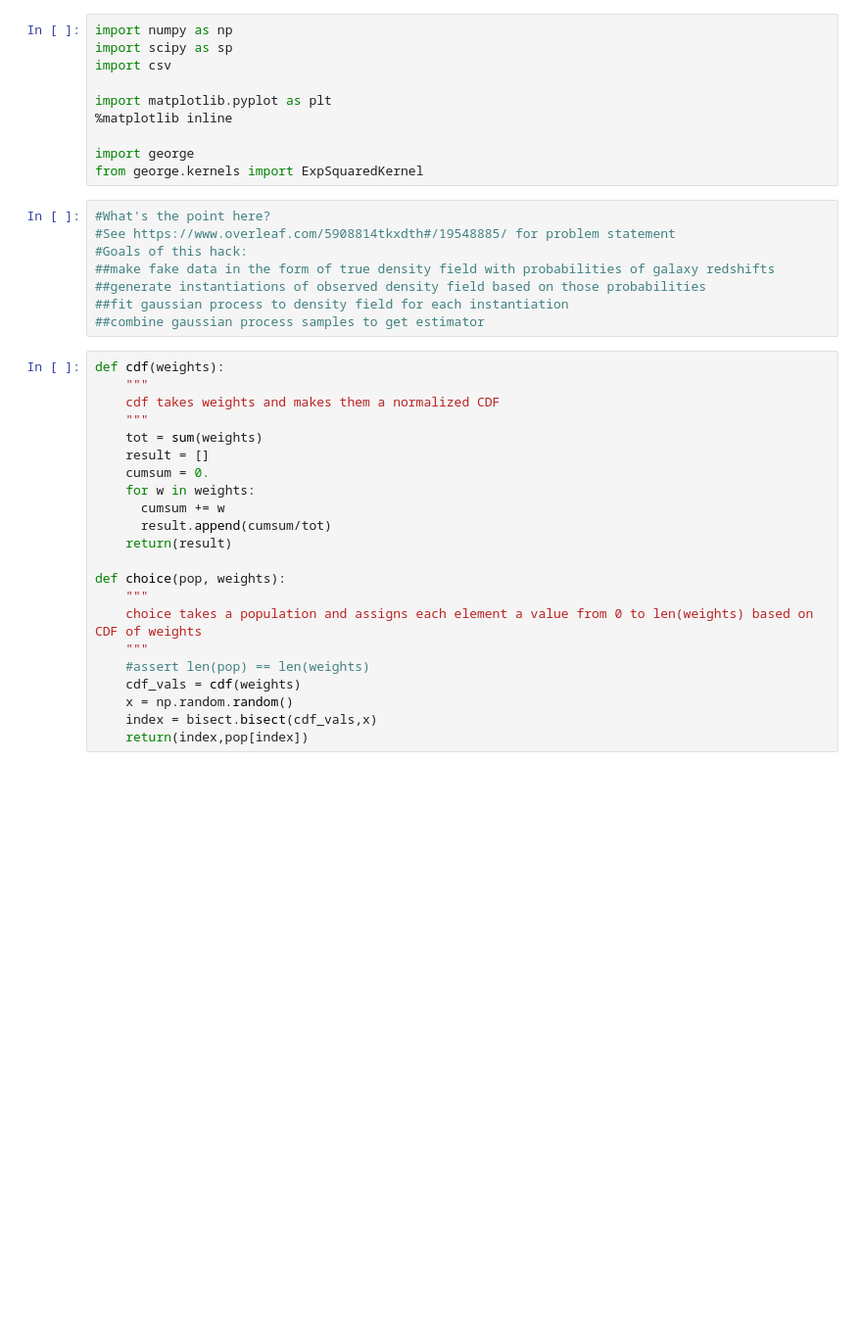
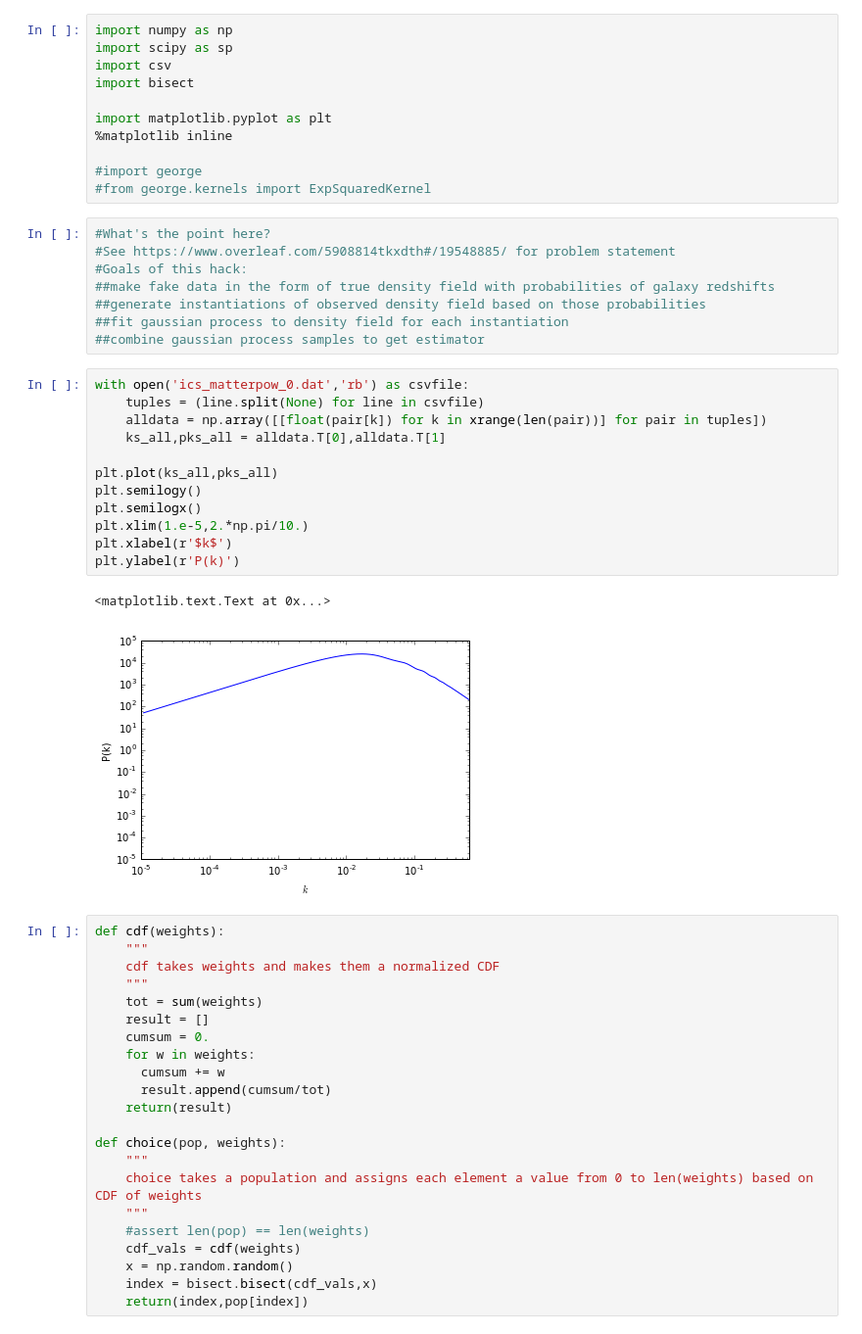
Before and after one commit to aimalz/densityfield, a Jupyter notebook: GenCat.ipynb, the cells around one changed output. Shown at 98% size. Drawn from its saved outputs; the diff is of its cells as text; blank space fills up the shorter version.

```diff
--- a/GenCat.ipynb
+++ b/GenCat.ipynb
@@ -2,12 +2,13 @@
 import numpy as np
 import scipy as sp
 import csv
+import bisect
 
 import matplotlib.pyplot as plt
 %matplotlib inline
 
-import george
-from george.kernels import ExpSquaredKernel
+#import george
+#from george.kernels import ExpSquaredKernel
 # %%
 #What's the point here?
 #See https://www.overleaf.com/5908814tkxdth#/19548885/ for problem statement
@@ -16,6 +17,21 @@ from george.kernels import ExpSquaredKernel
 ##generate instantiations of observed density field based on those probabilities
 ##fit gaussian process to density field for each instantiation
 ##combine gaussian process samples to get estimator
+# %%
+with open('ics_matterpow_0.dat','rb') as csvfile:
+    tuples = (line.split(None) for line in csvfile)
+    alldata = np.array([[float(pair[k]) for k in xrange(len(pair))] for pair in tuples])
+    ks_all,pks_all = alldata.T[0],alldata.T[1]
+
+plt.plot(ks_all,pks_all)
+plt.semilogy()
+plt.semilogx()
+plt.xlim(1.e-5,2.*np.pi/10.)
+plt.xlabel(r'$k$')
+plt.ylabel(r'P(k)')
+# %% [output]
+<matplotlib.text.Text at 0x...>
+[figure, added]
 # %%
 def cdf(weights):
     """
```
Also changed, not shown: parts of 8 cells of this notebook.
